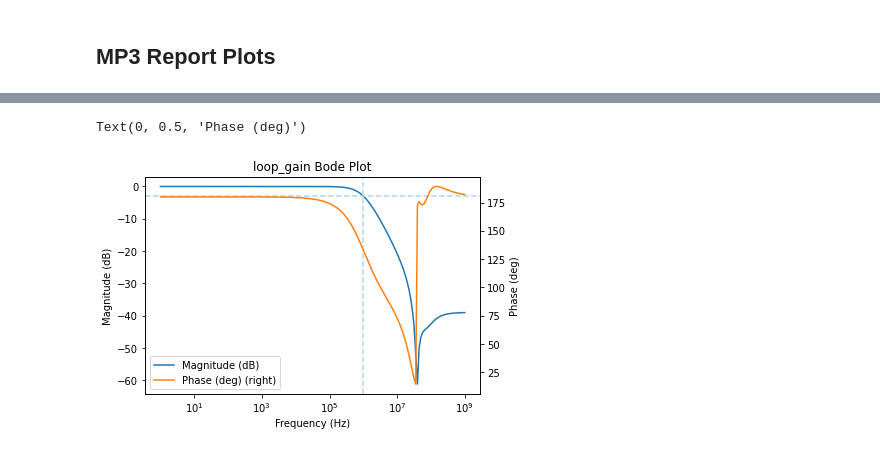
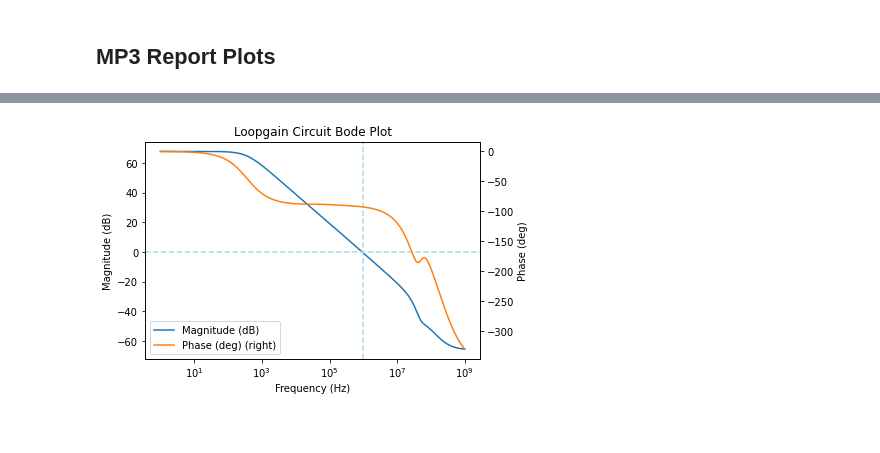
Before and after one commit to Laurenx618/MADVLSI_FA23, a Jupyter notebook: MP3/report/mp3_plots.ipynb, the cells around one changed output, grey strips where cells are left out. Drawn from its saved outputs; the diff is of its cells as text; code cells hidden in the pictures.

```diff
--- a/MP3/report/mp3_plots.ipynb
+++ b/MP3/report/mp3_plots.ipynb
@@ -27,17 +76,19 @@ FileNotFoundError: [Errno 2] No such file or directory: 'unity_gain_func.csv'
 # %%
-loop_gain = pd.read_csv('loopgain_func.csv')
-loop_gain['Phase (deg)'] = np.unwrap(loop_gain['Phase (deg)'], period=360)
-loop_gain['Magnitude (dB)'] = loop_gain['Magnitude (dB)']
+loop_gain = pd.read_csv('final_loopgain.csv')
+loop_gain['Frequency (Hz)'] = loop_gain['frequency']
+loop_gain['Magnitude (dB)'] = loop_gain['tmag']
+loop_gain['Phase (deg)'] = np.unwrap(loop_gain['tphase'], period=360)
+
 fig, ax = plt.subplots()
 ax.set_xscale('log')
 
 loop_gain.plot(x='Frequency (Hz)', y='Magnitude (dB)', ax = ax)
-plt.axhline(y = -3, color = 'lightblue', linestyle = '--') # <== tune to find Gain margin
+plt.axhline(y = 0, color = 'lightblue', linestyle = '--') # <== tune to find Gain margin
 plt.axvline(x = 10**6, color = 'lightblue', linestyle = '--')
 plt.ylabel('Magnitude (dB)')
 
-loop_gain.plot(x='Frequency (Hz)', y='Phase (deg)', ax = ax, secondary_y = True, title = 'Loopgain Bode Plot')
+loop_gain.plot(x='Frequency (Hz)', y='Phase (deg)', ax = ax, secondary_y = True, title = 'Loopgain Circuit Bode Plot')
 plt.ylabel('Phase (deg)')
+plt.savefig("loopgain_plot.svg", format="svg")
 # %% [output]
-Text(0, 0.5, 'Phase (deg)')
-[figure, old version]
+[figure, new version]
```
Also changed, not shown: parts of 6 cells of this notebook, 9 other files.
